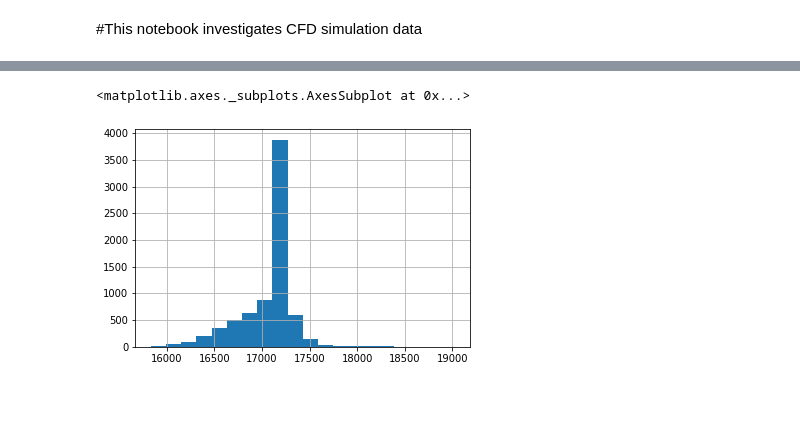
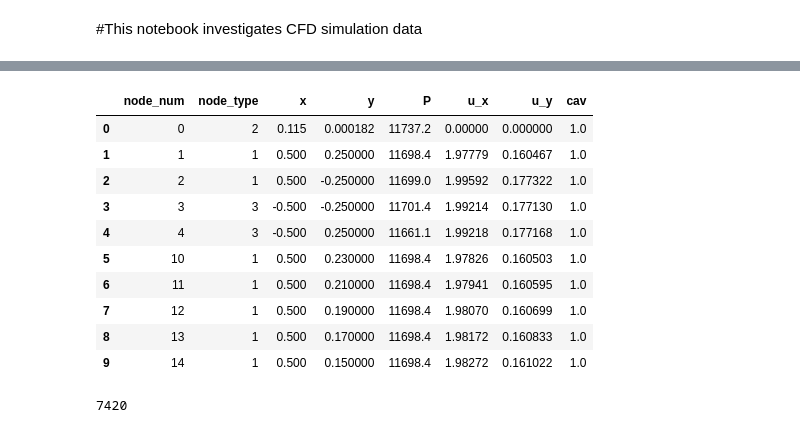
Before and after one commit to SergeyAnufriev/CFD_unet, a Jupyter notebook: notebooks/Mesh_data_EDA.ipynb, the cells around one changed output, grey strips where cells are left out. Cells and saved outputs as stored; diff of their text form; code cells hidden in the pictures; blank space fills up the shorter version.

```diff
--- a/notebooks/Mesh_data_EDA.ipynb
+++ b/notebooks/Mesh_data_EDA.ipynb
@@ -153,5 +42,18 @@ df['u_x'].hist(bins=20)
-# %%
-df['P'].hist(bins=20)
-# %% [output]
-<matplotlib.axes._subplots.AxesSubplot at 0x...>
-[figure, removed]
+# %%
+df.head(10)
+# %% [output]
+|  | node_num | node_type | x | y | P | u_x | u_y | cav |
+| 0 | 0 | 2 | 0.115 | 0.000182 | 11737.2 | 0.00000 | 0.000000 | 1.0 |
+| 1 | 1 | 1 | 0.500 | 0.250000 | 11698.4 | 1.97779 | 0.160467 | 1.0 |
+| 2 | 2 | 1 | 0.500 | -0.250000 | 11699.0 | 1.99592 | 0.177322 | 1.0 |
+| 3 | 3 | 3 | -0.500 | -0.250000 | 11701.4 | 1.99214 | 0.177130 | 1.0 |
+| 4 | 4 | 3 | -0.500 | 0.250000 | 11661.1 | 1.99218 | 0.177168 | 1.0 |
+| 5 | 10 | 1 | 0.500 | 0.230000 | 11698.4 | 1.97826 | 0.160503 | 1.0 |
+| 6 | 11 | 1 | 0.500 | 0.210000 | 11698.4 | 1.97941 | 0.160595 | 1.0 |
+| 7 | 12 | 1 | 0.500 | 0.190000 | 11698.4 | 1.98070 | 0.160699 | 1.0 |
+| 8 | 13 | 1 | 0.500 | 0.170000 | 11698.4 | 1.98172 | 0.160833 | 1.0 |
+| 9 | 14 | 1 | 0.500 | 0.150000 | 11698.4 | 1.98272 | 0.161022 | 1.0 |
+# %%
+len(df)
+# %% [output]
+7420
```
Also changed, not shown: parts of 42 cells of this notebook.
